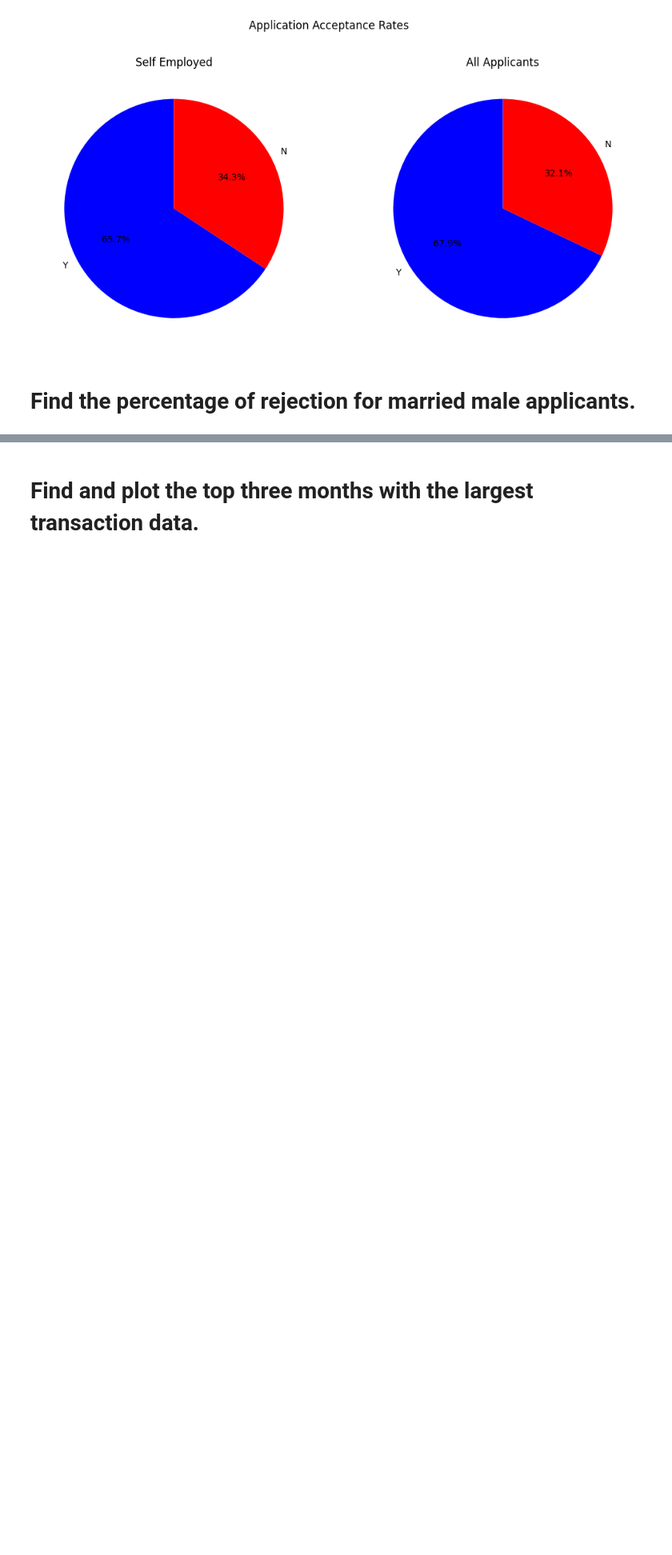
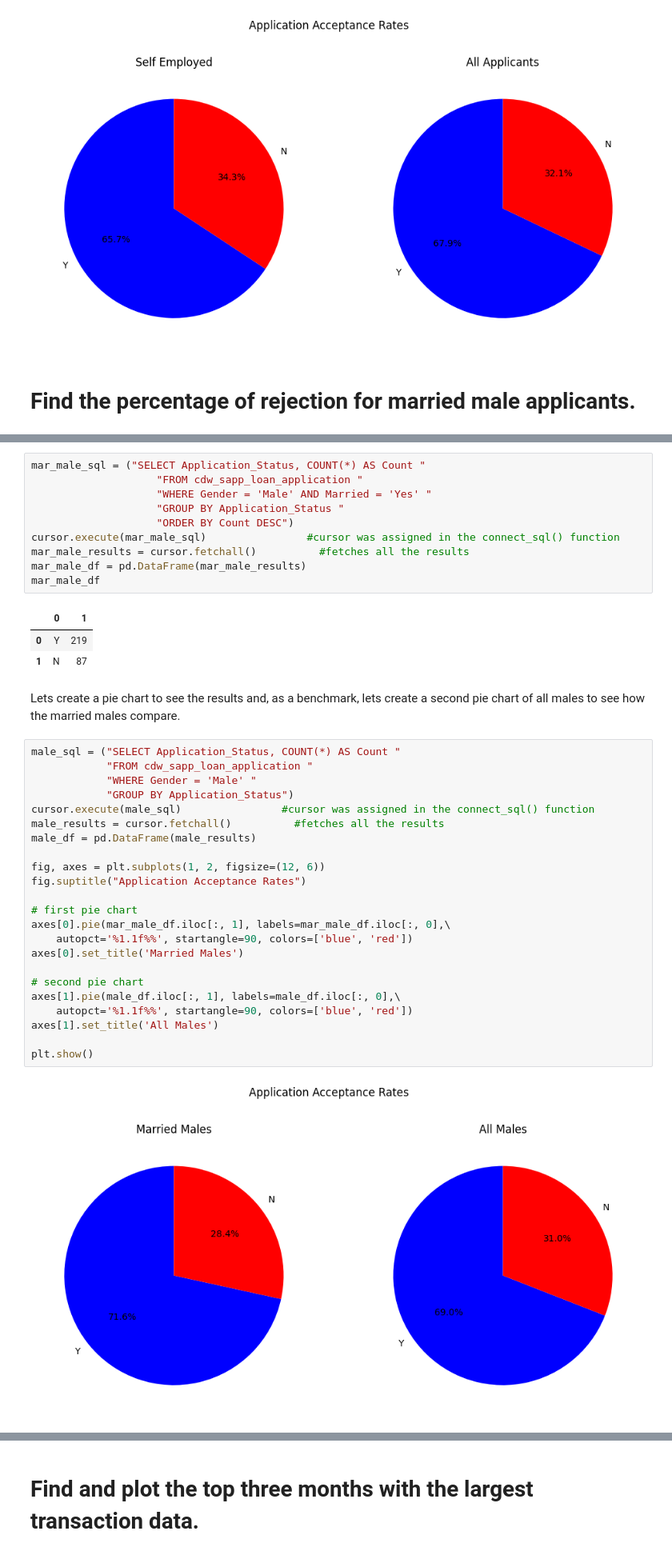
Before and after one commit to philpartyka/Data-Engineering-Capstone-Project, a Jupyter notebook: 5_Loan_App_Visualizations.ipynb, the cells around one changed output, grey strips where cells are left out. Shown: that part at 80% size. Saved outputs shown, nothing was run; the diff lists cells and outputs as text; blank space fills up the shorter version.

```diff
--- a/5_Loan_App_Visualizations.ipynb
+++ b/5_Loan_App_Visualizations.ipynb
@@ -85,0 +88,41 @@ plt.show()
+# %%
+mar_male_sql = ("SELECT Application_Status, COUNT(*) AS Count "
+                    "FROM cdw_sapp_loan_application "
+                    "WHERE Gender = 'Male' AND Married = 'Yes' "
+                    "GROUP BY Application_Status "
+                    "ORDER BY Count DESC")
+cursor.execute(mar_male_sql)                #cursor was assigned in the connect_sql() function
+mar_male_results = cursor.fetchall()          #fetches all the results
+mar_male_df = pd.DataFrame(mar_male_results)
+mar_male_df
+# %% [output]
+|  | 0 | 1 |
+| 0 | Y | 219 |
+| 1 | N | 87 |
+# %% [markdown]
+Lets create a pie chart to see the results and, as a benchmark, lets create a second pie chart of all males to see how the married males compare.
+# %%
+male_sql = ("SELECT Application_Status, COUNT(*) AS Count "
+            "FROM cdw_sapp_loan_application "
+            "WHERE Gender = 'Male' "
+            "GROUP BY Application_Status")
+cursor.execute(male_sql)                #cursor was assigned in the connect_sql() function
+male_results = cursor.fetchall()          #fetches all the results
+male_df = pd.DataFrame(male_results)
+
+fig, axes = plt.subplots(1, 2, figsize=(12, 6))
+fig.suptitle("Application Acceptance Rates")
+
+# first pie chart
+axes[0].pie(mar_male_df.iloc[:, 1], labels=mar_male_df.iloc[:, 0],\
+    autopct='%1.1f%%', startangle=90, colors=['blue', 'red'])
+axes[0].set_title('Married Males')
+
+# second pie chart
+axes[1].pie(male_df.iloc[:, 1], labels=male_df.iloc[:, 0],\
+    autopct='%1.1f%%', startangle=90, colors=['blue', 'red'])
+axes[1].set_title('All Males')
+
+plt.show()
+# %% [output]
+[figure, added]
```
Also changed, not shown: parts of 3 cells of this notebook.
